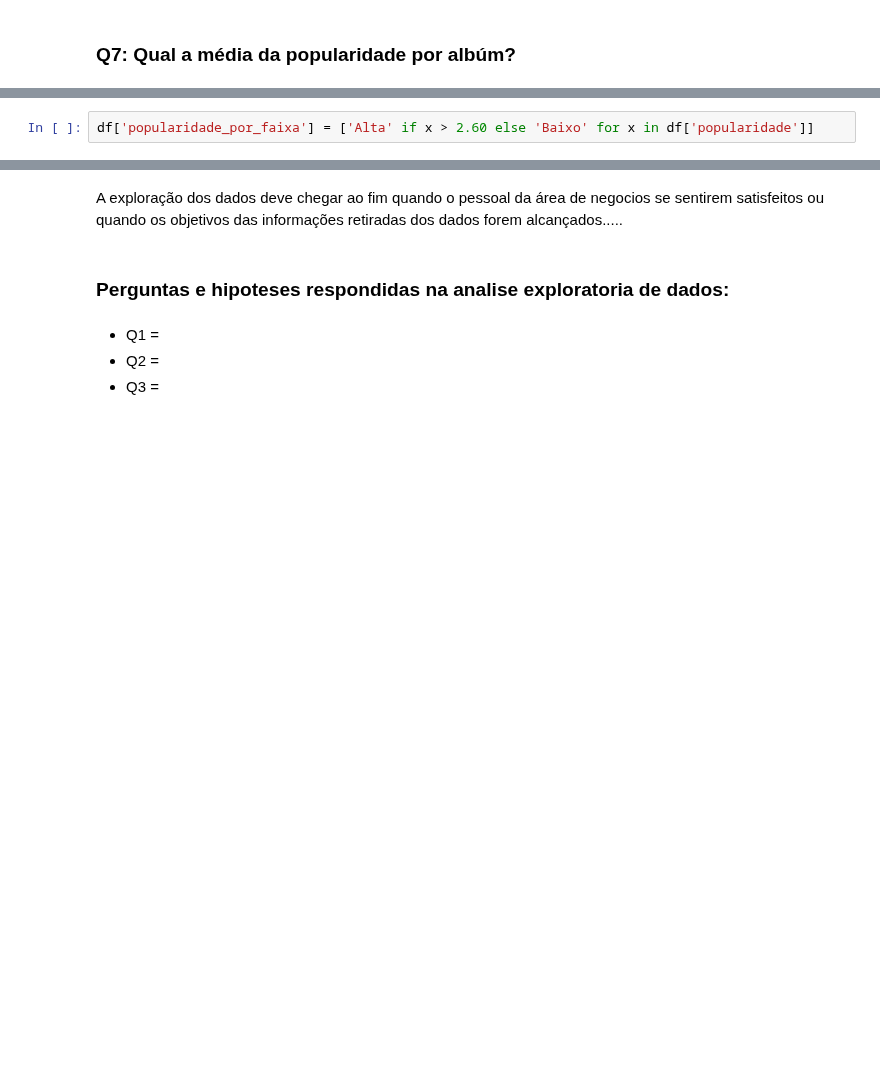
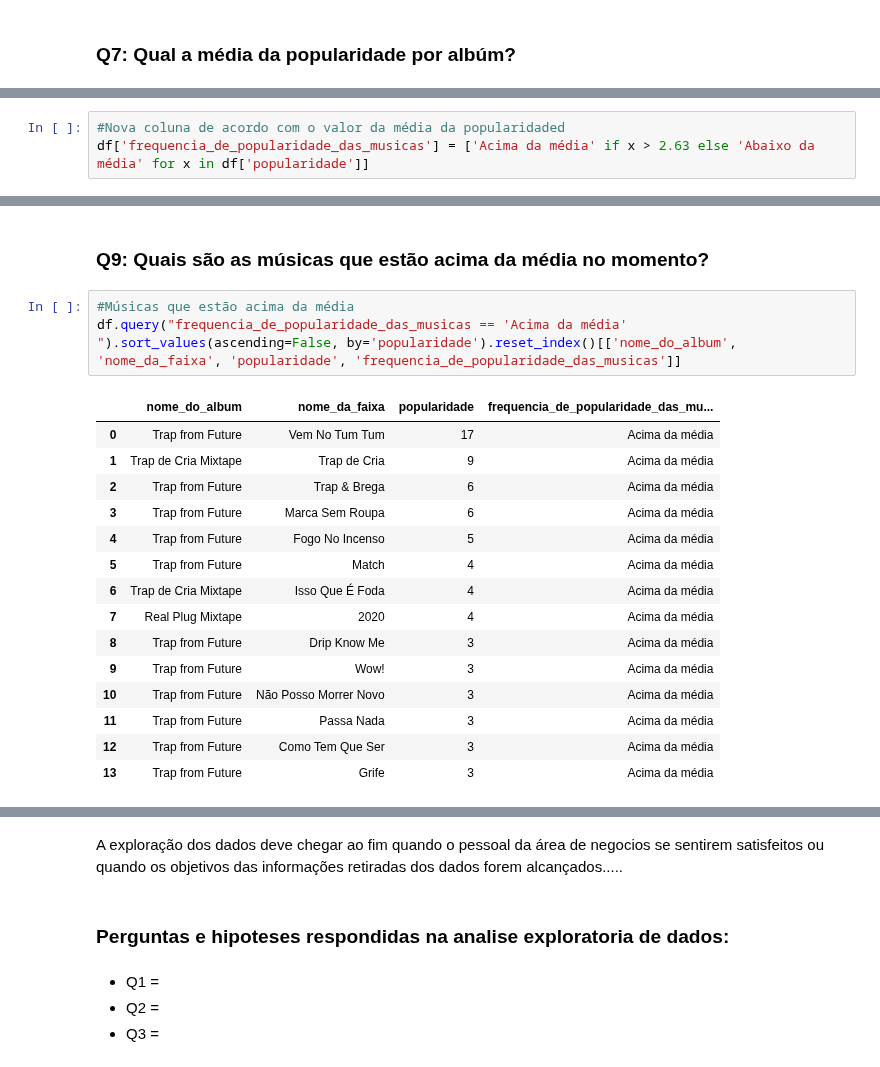
Before and after one commit to luislauriano/Data_Science, a Jupyter notebook: Projeto_construcao.ipynb, the cells around one changed output, grey strips where cells are left out. Saved outputs shown, nothing was run; the diff lists cells and outputs as text; blank space fills up the shorter version.

```diff
--- a/Projeto_construcao.ipynb
+++ b/Projeto_construcao.ipynb
@@ -965,2 +947,0 @@ Agora irei aplicar um pouco de engenharia de recursos e criar uma nova coluna de
-# %%
-df['popularidade_por_faixa'] = ['Alta' if x > 2.60 else 'Baixo' for x in df['popularidade']]
@@ -1046,0 +969,3 @@ df.kurt()
+# %%
+#Nova coluna de acordo com o valor da média da popularidaded
+df['frequencia_de_popularidade_das_musicas'] = ['Acima da média' if x > 2.63 else 'Abaixo da média' for x in df['popularidade']]
@@ -1046,0 +989,21 @@ df.kurt()
+# %% [markdown]
+### **Q9: Quais são as músicas que estão acima da média no momento?**
+# %%
+#Músicas que estão acima da média
+df.query("frequencia_de_popularidade_das_musicas == 'Acima da média' ").sort_values(ascending=False, by='popularidade').reset_index()[['nome_do_album', 'nome_da_faixa', 'popularidade', 'frequencia_de_popularidade_das_musicas']]
+# %% [output]
+|  | nome_do_album | nome_da_faixa | popularidade | frequencia_de_popularidade_das_mu... |
+| 0 | Trap from Future | Vem No Tum Tum | 17 | Acima da média |
+| 1 | Trap de Cria Mixtape | Trap de Cria | 9 | Acima da média |
+| 2 | Trap from Future | Trap & Brega | 6 | Acima da média |
+| 3 | Trap from Future | Marca Sem Roupa | 6 | Acima da média |
+| 4 | Trap from Future | Fogo No Incenso | 5 | Acima da média |
+| 5 | Trap from Future | Match | 4 | Acima da média |
+| 6 | Trap de Cria Mixtape | Isso Que É Foda | 4 | Acima da média |
+| 7 | Real Plug Mixtape | 2020 | 4 | Acima da média |
+| 8 | Trap from Future | Drip Know Me | 3 | Acima da média |
+| 9 | Trap from Future | Wow! | 3 | Acima da média |
+| 10 | Trap from Future | Não Posso Morrer Novo | 3 | Acima da média |
+| 11 | Trap from Future | Passa Nada | 3 | Acima da média |
+| 12 | Trap from Future | Como Tem Que Ser | 3 | Acima da média |
+| 13 | Trap from Future | Grife | 3 | Acima da média |
```
Also changed, not shown: parts of 78 cells of this notebook.
